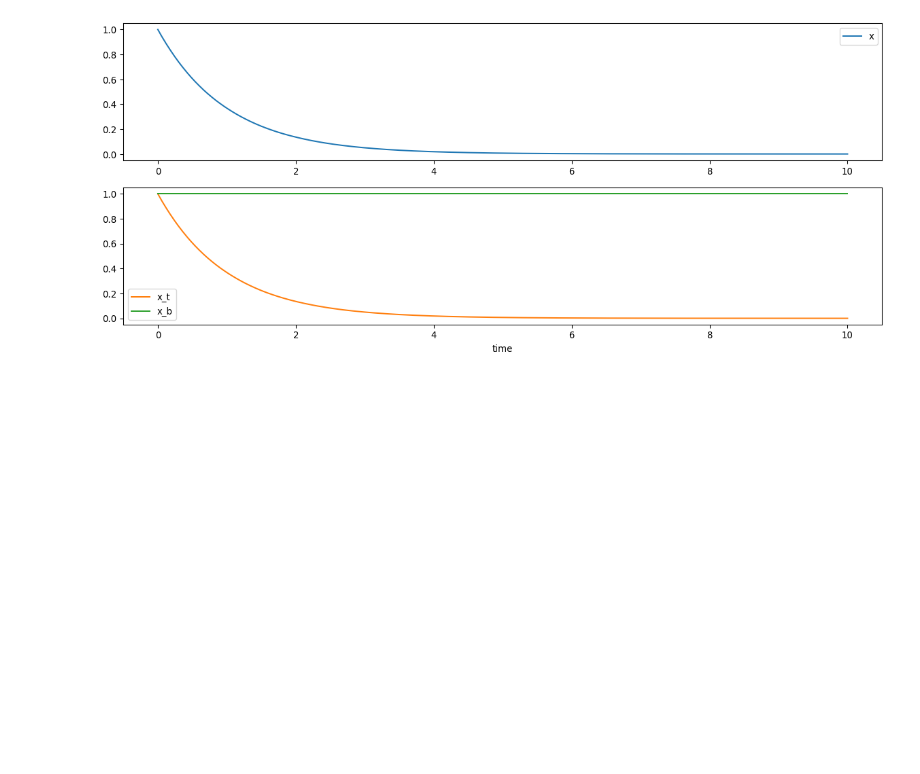
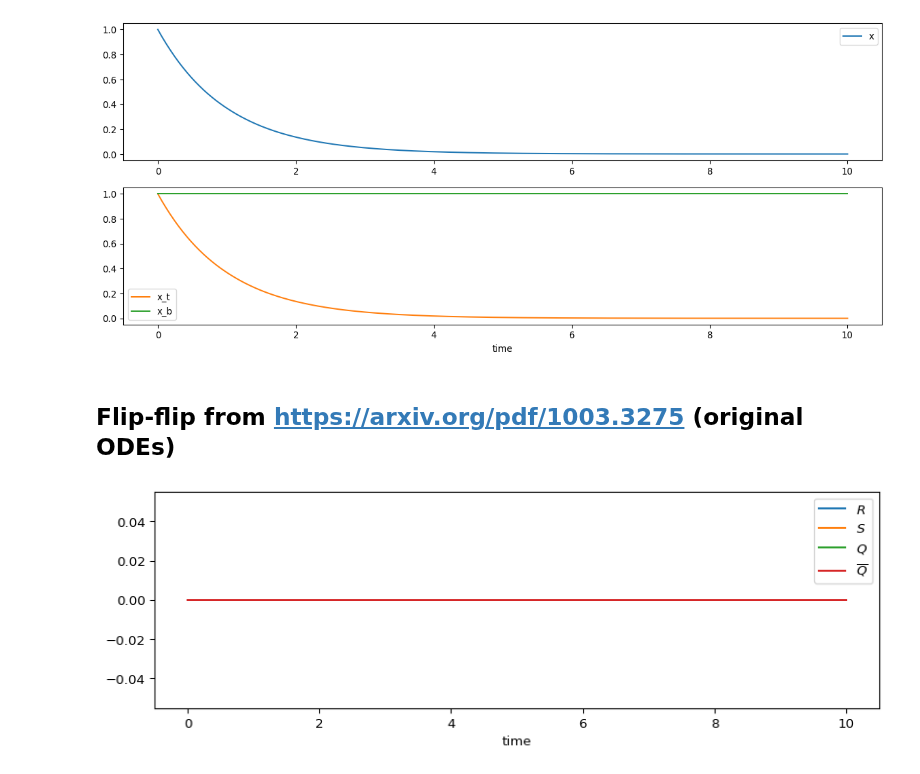
Before and after one commit to UC-Davis-molecular-computing/ode2tn, a Jupyter notebook: notebook.ipynb, the cells around one changed output. Cells and saved outputs as stored; diff of their text form; code cells hidden in the pictures; blank space fills up the shorter version.

```diff
--- a/notebook.ipynb
+++ b/notebook.ipynb
@@ -76,3 +82,68 @@ $\displaystyle 1 - x_{b}$
 tn_inits={x_t: 1, x_b: 1}
 tn_ratios={x: x_t/x_b}
 [figure]
+# %% [markdown]
+## Flip-flip from https://arxiv.org/pdf/1003.3275 (original ODEs)
+# %%
+import gpac as gp
+import numpy as np
+import sympy as sp
+
+def nor(a0: gp.Specie, a1: gp.Specie, b0:gp.Specie, b1:gp.Specie, c0: gp.Specie, c1: gp.Specie) -> list[gp.Reaction]:
+    """C := A NOR B"""
+    return [
+        a0+b0+c0 >> a0+b0+c1,
+        a0+b1+c1 >> a0+b1+c0,
+        a1+b0+c1 >> a1+b0+c0,
+        a1+b1+c1 >> a1+b1+c0,
+    ]
+
+def fanout(a0: gp.Specie, a1: gp.Specie, b0: gp.Specie, b1: gp.Specie, c0: gp.Specie, c1: gp.Specie) -> list[gp.Reaction]:
+    """B := C := A"""
+    return [
+        a0+b1 >> a0+b0,
+        a0+c1 >> a0+c0,
+        a1+b0 >> a1+b1,
+        a1+c0 >> a1+c1,
+    ]
+
+def amplifier(a0: gp.Specie, a1: gp.Specie, b0: gp.Specie, b1: gp.Specie) -> list[gp.Reaction]:
+    """B := A"""
+    return [
+        2*b0+a1 >> 2*b0+a0,
+        2*b1+a0 >> 2*b0+a1,
+    ]
+
+r_0,s_0,q_0,nq_0,w1_0,w2_0,r1_0,r2_0,f1_0,f2_0 = gp.species(r'$R^0$ $S^0$ $Q^0$ $\overline{Q}^0$ $W_1^0$ $W_2^0$ $R_1^0$ $R_2^0$ $F_1^0$ $F_2^0$')
+r_1,s_1,q_1,nq_1,w1_1,w2_1,r1_1,r2_1,f1_1,f2_1 = gp.species(r'$R^1$ $S^1$ $Q^1$ $\overline{Q}^1$ $W_1^1$ $W_2^1$ $R_1^1$ $R_2^1$ $F_1^1$ $F_2^1$')
+rxns = (
+    nor(r_0, r_1, f1_0, f1_1, w1_0, w1_1) +
+    nor(s_0, s_1, f2_0, f2_1, w2_0, w2_1) +
+    fanout(w1_0, w1_1,  q_0,  q_1, r1_0, r1_1) +
+    fanout(w2_0, w2_1, nq_0, nq_1, r2_0, r2_1) +
+    amplifier(r2_0, r2_1, f1_0, f1_1) +
+    amplifier(r1_0, r1_1, f2_0, f2_1)
+)
+inits = {
+    r_0: 1,
+    s_0: 1,
+    q_0: 1,
+    nq_0: 1,
+    w1_0: 1,
+    w2_0: 1,
+    r1_0: 1,
+    r2_0: 1,
+    f1_0: 1,
+    f2_0: 1,
+}
+r,s,q,nq, sr_0,sr_1,ss_0,ss_1,sq_0,sq_1,snq_0,snq_1 = sp.symbols(r'$R$ $S$ $Q$ $\overline{Q}$ $R^0$ $S^0$ $Q^0$ $\overline{Q}^0$ $R^1$ $S^1$ $Q^1$ $\overline{Q}^1$')
+dependent_symbols = {
+    r: sr_1 - sr_0,
+    s: ss_1 - ss_0,
+    q: sq_1 - sq_0,
+    nq: snq_1 - snq_0,
+}
+t_eval = np.linspace(0, 10, 200)
+gp.plot_crn(rxns, inits, t_eval, dependent_symbols=dependent_symbols, symbols_to_plot=['$R$', '$S$', '$Q$', r'$\overline{Q}$'])
+# %% [output]
+[figure, added]
```
Also changed, not shown: parts of 3 cells of this notebook.
